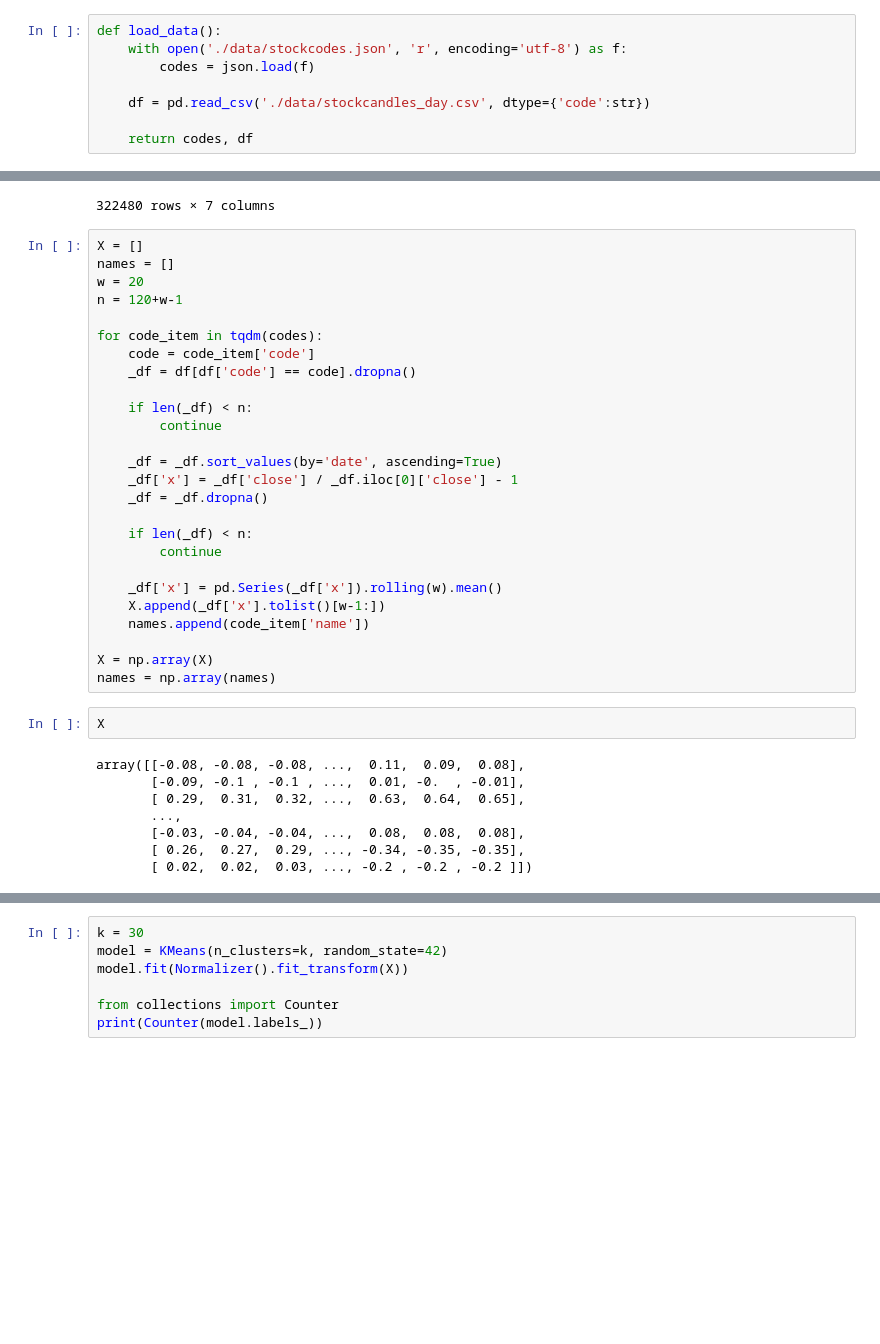
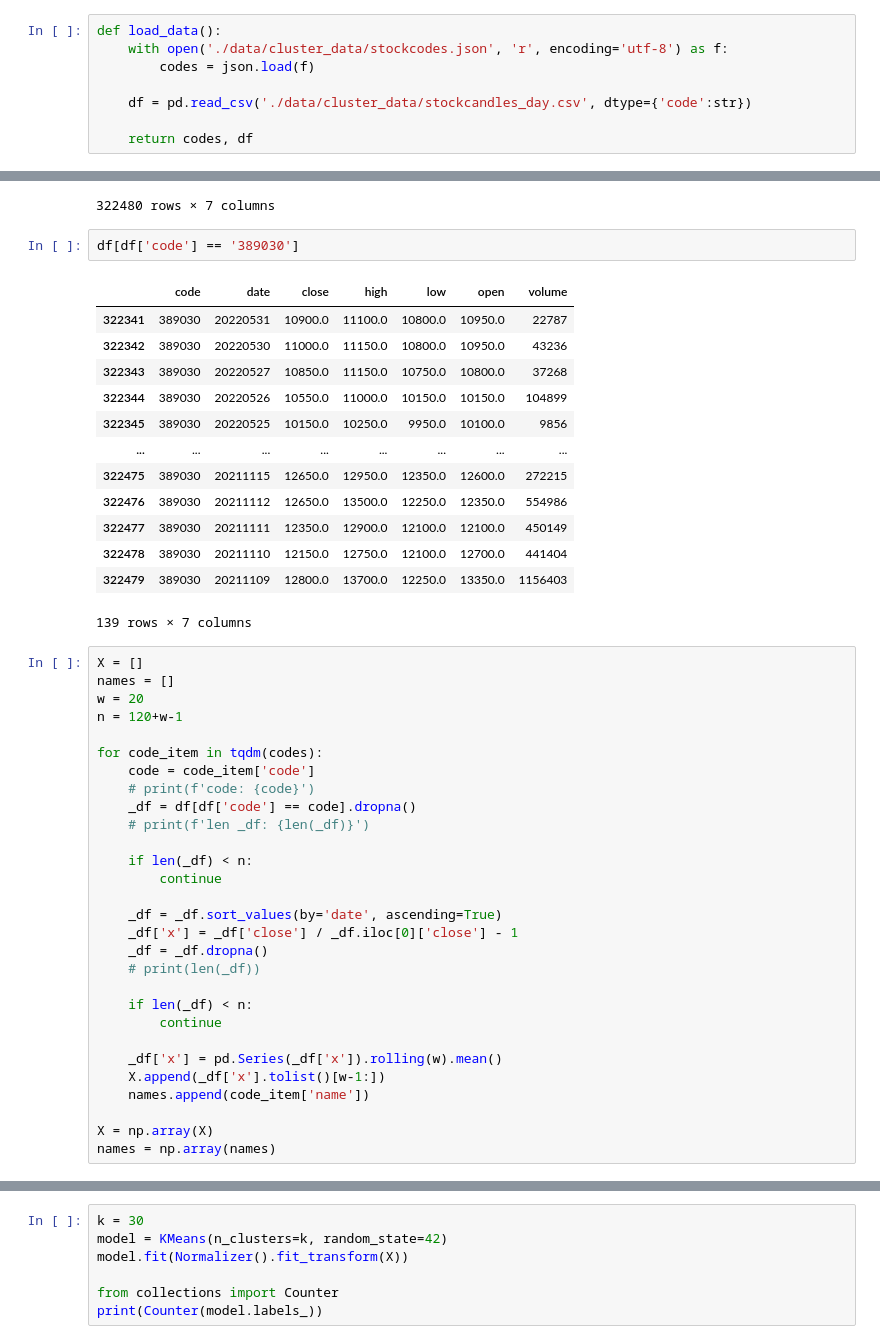
Before and after one commit to dong-hoon-lee/practices, a Jupyter notebook: projects/dacon/idea_competition/timeseries_cluster.ipynb, the cells around one changed output, grey strips where cells are left out. Drawn from its saved outputs; the diff is of its cells as text; blank space fills up the shorter version.

```diff
--- a/projects/dacon/idea_competition/timeseries_cluster.ipynb
+++ b/projects/dacon/idea_competition/timeseries_cluster.ipynb
@@ -17,10 +17,10 @@ with open('./data/cluster_data/stockcodes.json', 'r', encoding='utf-8') as f:
 df = pd.read_csv('./data/cluster_data/stockcandles_day.csv', dtype={'code':str})
 # %%
 def load_data():
-    with open('./data/stockcodes.json', 'r', encoding='utf-8') as f:
+    with open('./data/cluster_data/stockcodes.json', 'r', encoding='utf-8') as f:
         codes = json.load(f)
 
-    df = pd.read_csv('./data/stockcandles_day.csv', dtype={'code':str})
+    df = pd.read_csv('./data/cluster_data/stockcandles_day.csv', dtype={'code':str})
 
     return codes, df
 # %%
@@ -63,6 +45,22 @@ df
 | 322478 | 389030 | 20211110 | 12150.0 | 12750.0 | 12100.0 | 12700.0 | 441404 |
 | 322479 | 389030 | 20211109 | 12800.0 | 13700.0 | 12250.0 | 13350.0 | 1156403 |
 322480 rows × 7 columns
+# %%
+df[df['code'] == '389030']
+# %% [output]
+|  | code | date | close | high | low | open | volume |
+| 322341 | 389030 | 20220531 | 10900.0 | 11100.0 | 10800.0 | 10950.0 | 22787 |
+| 322342 | 389030 | 20220530 | 11000.0 | 11150.0 | 10800.0 | 10950.0 | 43236 |
+| 322343 | 389030 | 20220527 | 10850.0 | 11150.0 | 10750.0 | 10800.0 | 37268 |
+| 322344 | 389030 | 20220526 | 10550.0 | 11000.0 | 10150.0 | 10150.0 | 104899 |
+| 322345 | 389030 | 20220525 | 10150.0 | 10250.0 | 9950.0 | 10100.0 | 9856 |
+| ... | ... | ... | ... | ... | ... | ... | ... |
+| 322475 | 389030 | 20211115 | 12650.0 | 12950.0 | 12350.0 | 12600.0 | 272215 |
+| 322476 | 389030 | 20211112 | 12650.0 | 13500.0 | 12250.0 | 12350.0 | 554986 |
+| 322477 | 389030 | 20211111 | 12350.0 | 12900.0 | 12100.0 | 12100.0 | 450149 |
+| 322478 | 389030 | 20211110 | 12150.0 | 12750.0 | 12100.0 | 12700.0 | 441404 |
+| 322479 | 389030 | 20211109 | 12800.0 | 13700.0 | 12250.0 | 13350.0 | 1156403 |
+139 rows × 7 columns
 # %%
 X = []
 names = []
@@ -71,7 +69,9 @@ n = 120+w-1
 
 for code_item in tqdm(codes):
     code = code_item['code']
+    # print(f'code: {code}')
     _df = df[df['code'] == code].dropna()
+    # print(f'len _df: {len(_df)}')
 
     if len(_df) < n:
         continue
@@ -79,6 +79,7 @@ for code_item in tqdm(codes):
     _df = _df.sort_values(by='date', ascending=True)
     _df['x'] = _df['close'] / _df.iloc[0]['close'] - 1
     _df = _df.dropna()
+    # print(len(_df))
 
     if len(_df) < n:
         continue
@@ -89,13 +90,3 @@ for code_item in tqdm(codes):
 
 X = np.array(X)
 names = np.array(names)
-# %%
-X
-# %% [output]
-array([[-0.08, -0.08, -0.08, ...,  0.11,  0.09,  0.08],
-       [-0.09, -0.1 , -0.1 , ...,  0.01, -0.  , -0.01],
-       [ 0.29,  0.31,  0.32, ...,  0.63,  0.64,  0.65],
-       ...,
-       [-0.03, -0.04, -0.04, ...,  0.08,  0.08,  0.08],
-       [ 0.26,  0.27,  0.29, ..., -0.34, -0.35, -0.35],
-       [ 0.02,  0.02,  0.03, ..., -0.2 , -0.2 , -0.2 ]])
```
Also changed, not shown: parts of 7 cells of this notebook, 2 other files.
